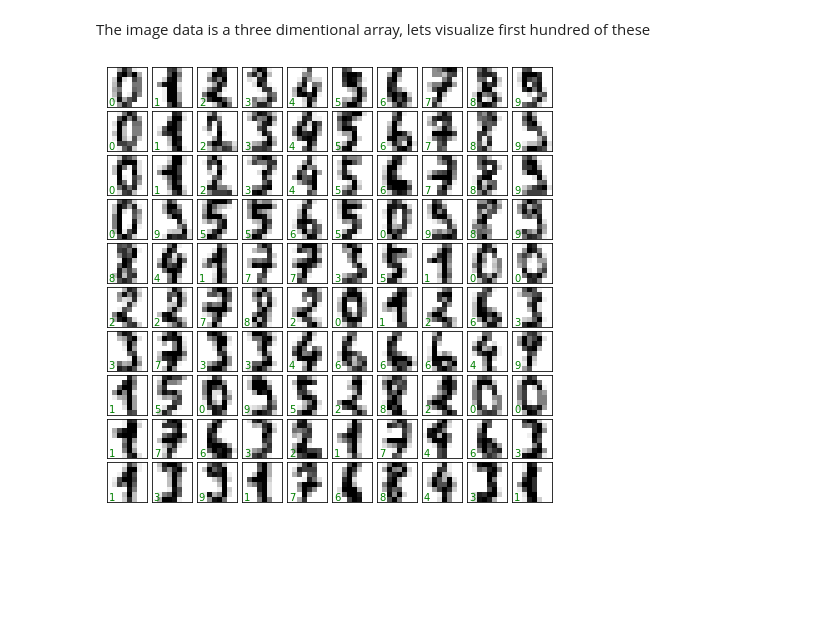
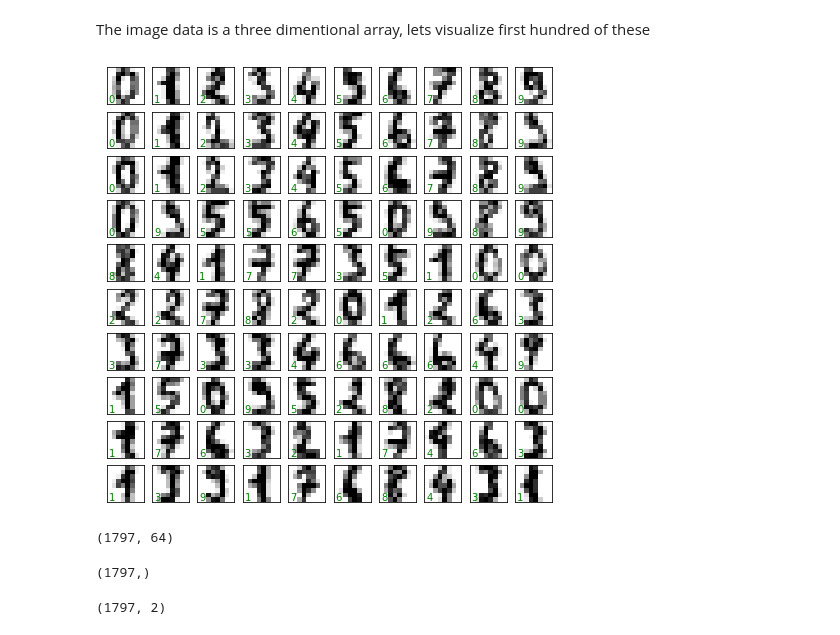
Before and after one commit to rohitgupta20/Handwritten-Digits-Classification, a Jupyter notebook: Handwritten Digits Classification.ipynb, the cells around one changed output. Drawn from its saved outputs; the diff is of its cells as text; code cells hidden in the pictures; blank space fills up the shorter version.

```diff
--- a/Handwritten Digits Classification.ipynb
+++ b/Handwritten Digits Classification.ipynb
@@ -12,13 +12,30 @@ The image data is a three dimentional array, lets visualize first hundred of the
 # %%
 import matplotlib.pyplot as plt
 # %%
-fig, axes = plt.subplots(10,10, figsize=(8,8),
-                      subplot_kw={'xticks':[],'yticks':[]},
-                      gridspec_kw=dict(hspace=0.1,wspace=0.1))
+fig, axes = plt.subplots(10,10,figsize=(8,8),
+                      subplot_kw={'xticks':[],'yticks':[]})
 
 for i,ax in enumerate(axes.flat):
     ax.imshow(digits.images[i],cmap='binary',interpolation='nearest')
     ax.text(0.05,0.05,str(digits.target[i]),
            transform=ax.transAxes, color='green')
 # %% [output]
-[figure, old version]
+[figure, new version]
+# %%
+x = digits.data
+x.shape
+# %% [output]
+(1797, 64)
+# %%
+y = digits.target
+y.shape
+# %% [output]
+(1797,)
+# %%
+from sklearn.manifold import Isomap
+iso = Isomap(n_components=2)
+iso.fit(digits.data)
+data_projected = iso.transform(digits.data)
+data_projected.shape
+# %% [output]
+(1797, 2)
```
Also changed, not shown: parts of 9 cells of this notebook.
